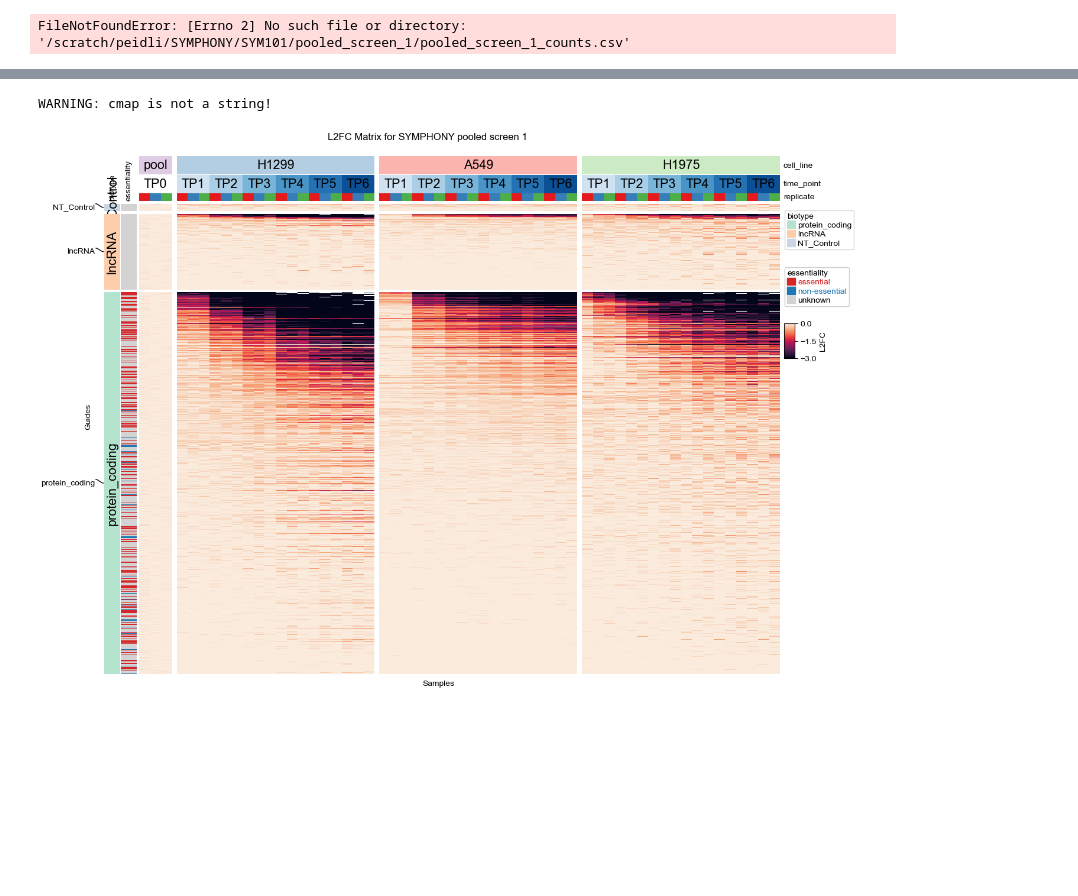
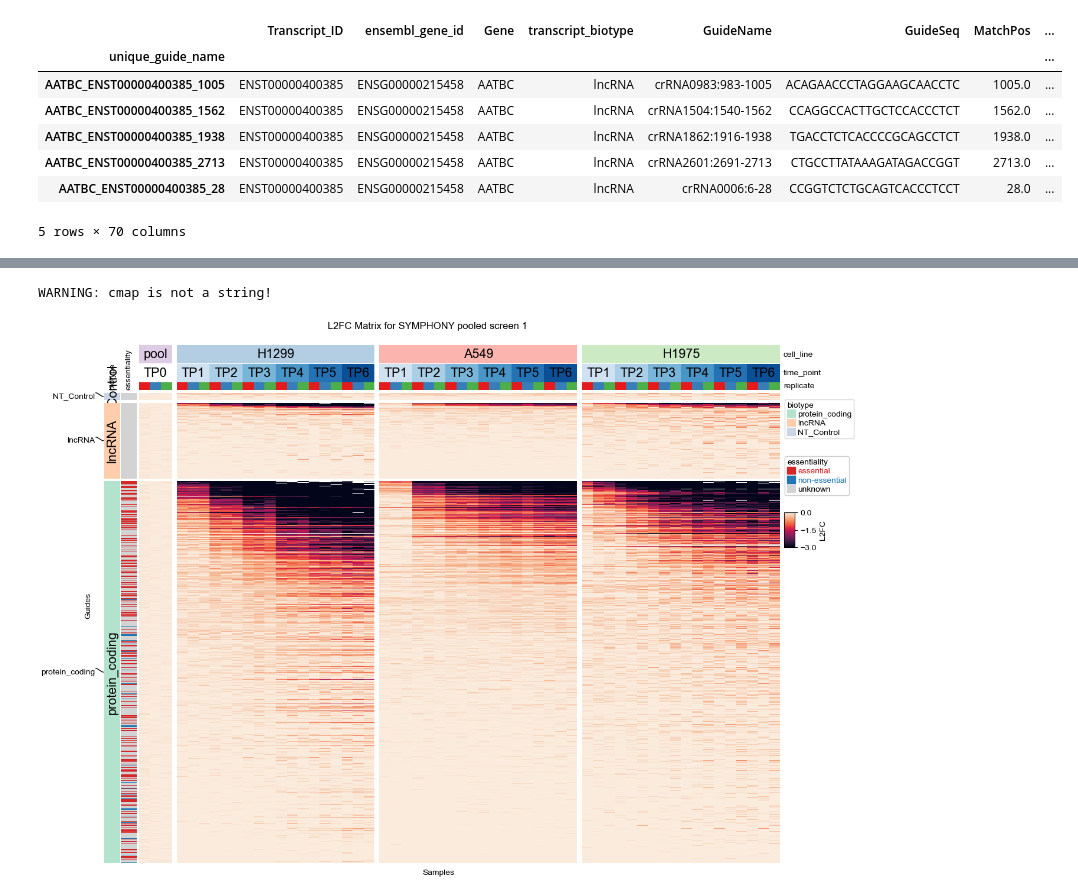
Before and after one commit to stefanpeidli/SYM101, a Jupyter notebook: notebooks/SYM101_heatmap.ipynb, the cells around one changed output, grey strips where cells are left out. Drawn from its saved outputs; the diff is of its cells as text; code cells hidden in the pictures; blank space fills up the shorter version.

```diff
--- a/notebooks/SYM101_heatmap.ipynb
+++ b/notebooks/SYM101_heatmap.ipynb
@@ -32,15 +32,22 @@ with open('../configuration/config.yaml', "r") as file:
 cell_line_dict=config['cell_lines']
 # %%
 # Load Data
-df = pd.read_csv(Path(config['DATADIR']) / 'pooled_screen_1/pooled_screen_1_counts.csv', index_col=0)
+df = pd.read_csv(Path(config['TEMPDIR']) / 'SYM101_counts.csv', index_col=0)
 sample_names = np.sort(df.columns[12:])
 pools = ['Sym-pool-1-3', 'Sym-pool-1-1', 'Sym-pool-1-2']
 pools = np.sort(pools)
 controls = [x for x in df.index if 'control' in x.lower()]
 df['essential'] = annotate_essentiality(df.Gene)
 df.head()
 # %% [output]
+|  | Transcript_ID | ensembl_gene_id | Gene | transcript_biotype | GuideName | GuideSeq | MatchPos | ... |
+| unique_guide_name |  |  |  |  |  |  |  | ... |
+| AATBC_ENST00000400385_1005 | ENST00000400385 | ENSG00000215458 | AATBC | lncRNA | crRNA0983:983-1005 | ACAGAACCCTAGGAAGCAACCTC | 1005.0 | ... |
+| AATBC_ENST00000400385_1562 | ENST00000400385 | ENSG00000215458 | AATBC | lncRNA | crRNA1504:1540-1562 | CCAGGCCACTTGCTCCACCCTCT | 1562.0 | ... |
+| AATBC_ENST00000400385_1938 | ENST00000400385 | ENSG00000215458 | AATBC | lncRNA | crRNA1862:1916-1938 | TGACCTCTCACCCCGCAGCCTCT | 1938.0 | ... |
+| AATBC_ENST00000400385_2713 | ENST00000400385 | ENSG00000215458 | AATBC | lncRNA | crRNA2601:2691-2713 | CTGCCTTATAAAGATAGACCGGT | 2713.0 | ... |
+| AATBC_ENST00000400385_28 | ENST00000400385 | ENSG00000215458 | AATBC | lncRNA | crRNA0006:6-28 | CCGGTCTCTGCAGTCACCCTCCT | 28.0 | ... |
-FileNotFoundError: [Errno 2] No such file or directory: '/scratch/peidli/SYMPHONY/SYM101/pooled_screen_1/pooled_screen_1_counts.csv'
+5 rows × 70 columns
 # %%
 # Add gene annotation
 annot = pd.read_csv('../resources/symp_101_final_gene_list.csv', index_col=0)
```
Also changed, not shown: parts of 3 cells of this notebook, 16 other files.
